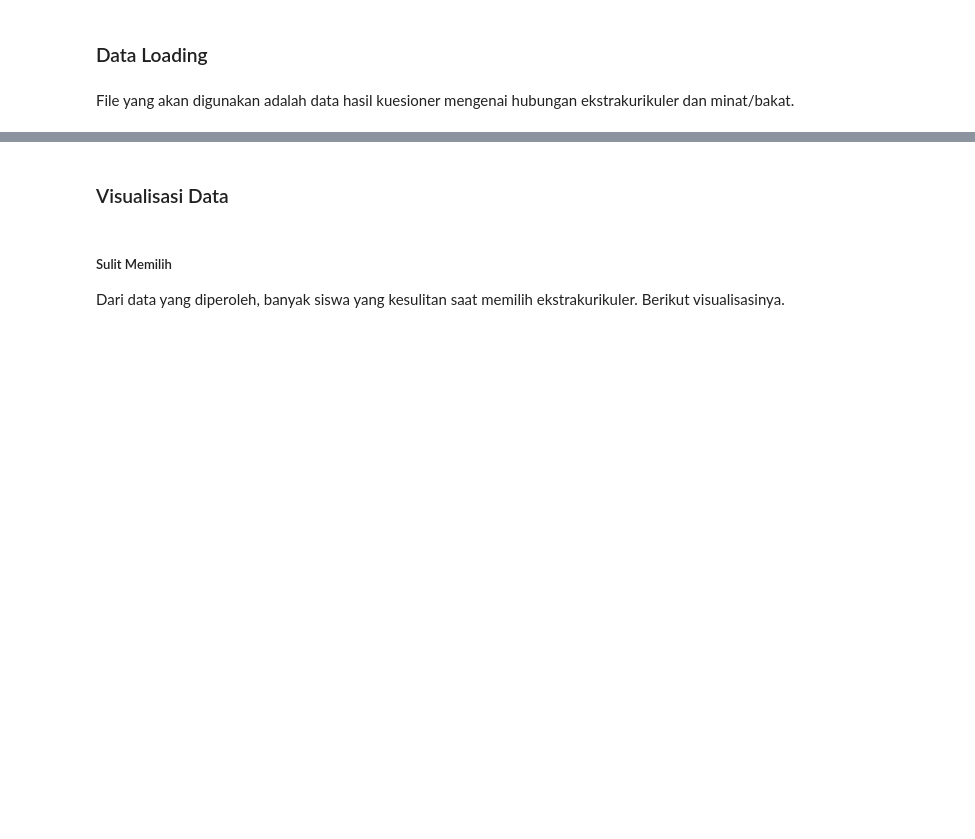
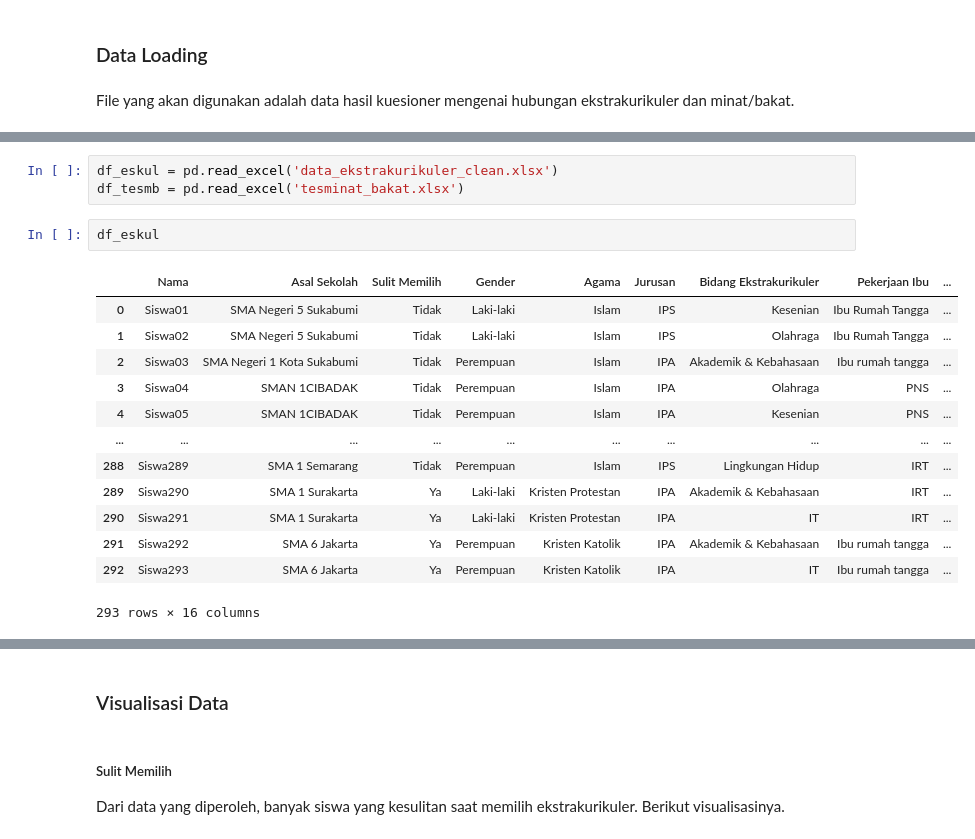
Before and after one commit to diyosukma/CP68-SistemRekomendasi, a Jupyter notebook: Rekomendasi_Ekstrakurikuler.ipynb, the cells around one changed output, grey strips where cells are left out. Drawn from its saved outputs; the diff is of its cells as text; blank space fills up the shorter version.

```diff
--- a/Rekomendasi_Ekstrakurikuler.ipynb
+++ b/Rekomendasi_Ekstrakurikuler.ipynb
@@ -57,0 +56,19 @@ df
+# %%
+df_eskul = pd.read_excel('data_ekstrakurikuler_clean.xlsx')
+df_tesmb = pd.read_excel('tesminat_bakat.xlsx')
+# %%
+df_eskul
+# %% [output]
+|  | Nama | Asal Sekolah | Sulit Memilih | Gender | Agama | Jurusan | Bidang Ekstrakurikuler | Pekerjaan Ibu | ... |
+| 0 | Siswa01 | SMA Negeri 5 Sukabumi | Tidak | Laki-laki | Islam | IPS | Kesenian | Ibu Rumah Tangga | ... |
+| 1 | Siswa02 | SMA Negeri 5 Sukabumi | Tidak | Laki-laki | Islam | IPS | Olahraga | Ibu Rumah Tangga | ... |
+| 2 | Siswa03 | SMA Negeri 1 Kota Sukabumi | Tidak | Perempuan | Islam | IPA | Akademik & Kebahasaan | Ibu rumah tangga | ... |
+| 3 | Siswa04 | SMAN 1CIBADAK | Tidak | Perempuan | Islam | IPA | Olahraga | PNS | ... |
+| 4 | Siswa05 | SMAN 1CIBADAK | Tidak | Perempuan | Islam | IPA | Kesenian | PNS | ... |
+| ... | ... | ... | ... | ... | ... | ... | ... | ... | ... |
+| 288 | Siswa289 | SMA 1 Semarang | Tidak | Perempuan | Islam | IPS | Lingkungan Hidup | IRT | ... |
+| 289 | Siswa290 | SMA 1 Surakarta | Ya | Laki-laki | Kristen Protestan | IPA | Akademik & Kebahasaan | IRT | ... |
+| 290 | Siswa291 | SMA 1 Surakarta | Ya | Laki-laki | Kristen Protestan | IPA | IT | IRT | ... |
+| 291 | Siswa292 | SMA 6 Jakarta | Ya | Perempuan | Kristen Katolik | IPA | Akademik & Kebahasaan | Ibu rumah tangga | ... |
+| 292 | Siswa293 | SMA 6 Jakarta | Ya | Perempuan | Kristen Katolik | IPA | IT | Ibu rumah tangga | ... |
+293 rows × 16 columns
```
Also changed, not shown: parts of 38 cells of this notebook.
